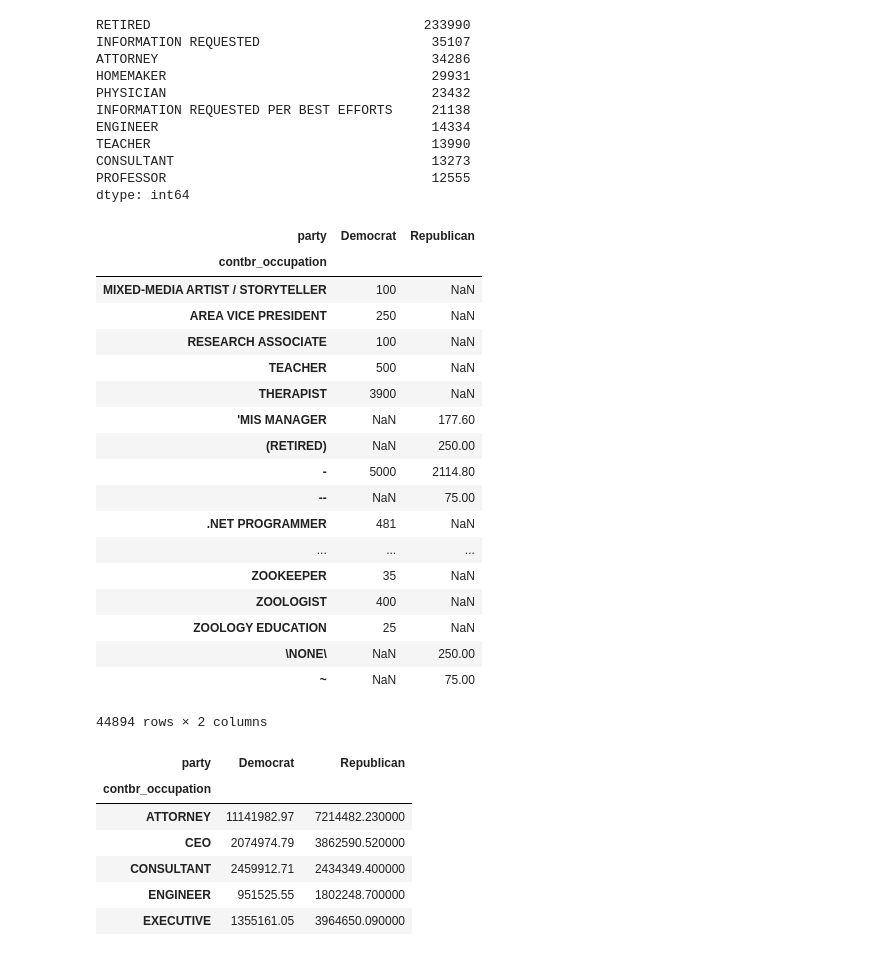
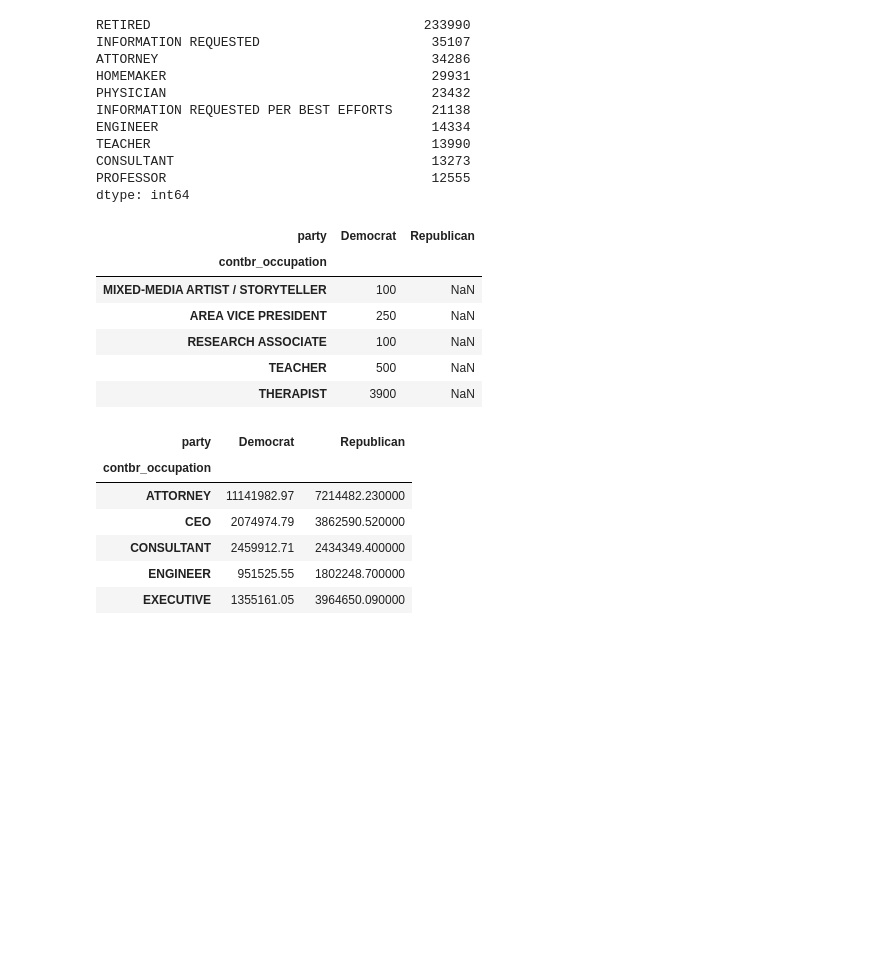
Before and after one commit to henrysxie/mastering-python, a Jupyter notebook: Politics.ipynb, the cells around one changed output. Saved outputs shown, nothing was run; the diff lists cells and outputs as text; code cells hidden in the pictures; blank space fills up the shorter version.

```diff
--- a/Politics.ipynb
+++ b/Politics.ipynb
@@ -128,28 +128,16 @@ data.contbr_employer = data.contbr_employer.map(f)
 # %%
 by_occupation = data.pivot_table('contb_receipt_amt',
                                  index='contbr_occupation',
                                  columns='party', aggfunc='sum')
-by_occupation
+by_occupation.head()
 # %% [output]
 | party | Democrat | Republican |
 | contbr_occupation |  |  |
 | MIXED-MEDIA ARTIST / STORYTELLER | 100 | NaN |
 | AREA VICE PRESIDENT | 250 | NaN |
 | RESEARCH ASSOCIATE | 100 | NaN |
 | TEACHER | 500 | NaN |
 | THERAPIST | 3900 | NaN |
-| 'MIS MANAGER | NaN | 177.60 |
-| (RETIRED) | NaN | 250.00 |
-| - | 5000 | 2114.80 |
-| -- | NaN | 75.00 |
-| .NET PROGRAMMER | 481 | NaN |
-| ... | ... | ... |
-| ZOOKEEPER | 35 | NaN |
-| ZOOLOGIST | 400 | NaN |
-| ZOOLOGY EDUCATION | 25 | NaN |
-| \NONE\ | NaN | 250.00 |
-| ~ | NaN | 75.00 |
-44894 rows × 2 columns
 # %%
 over_2mm = by_occupation[by_occupation.sum(1) > 2000000]
 over_2mm
```
Also changed, not shown: 9 other files.
